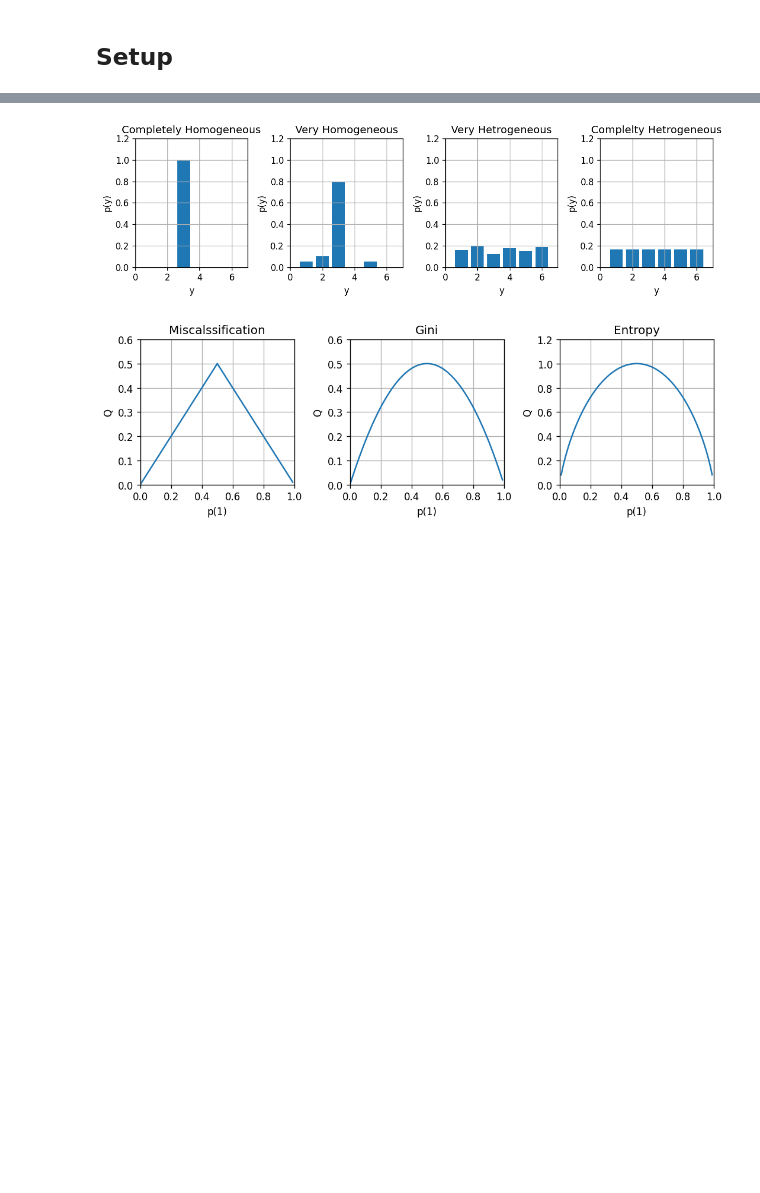
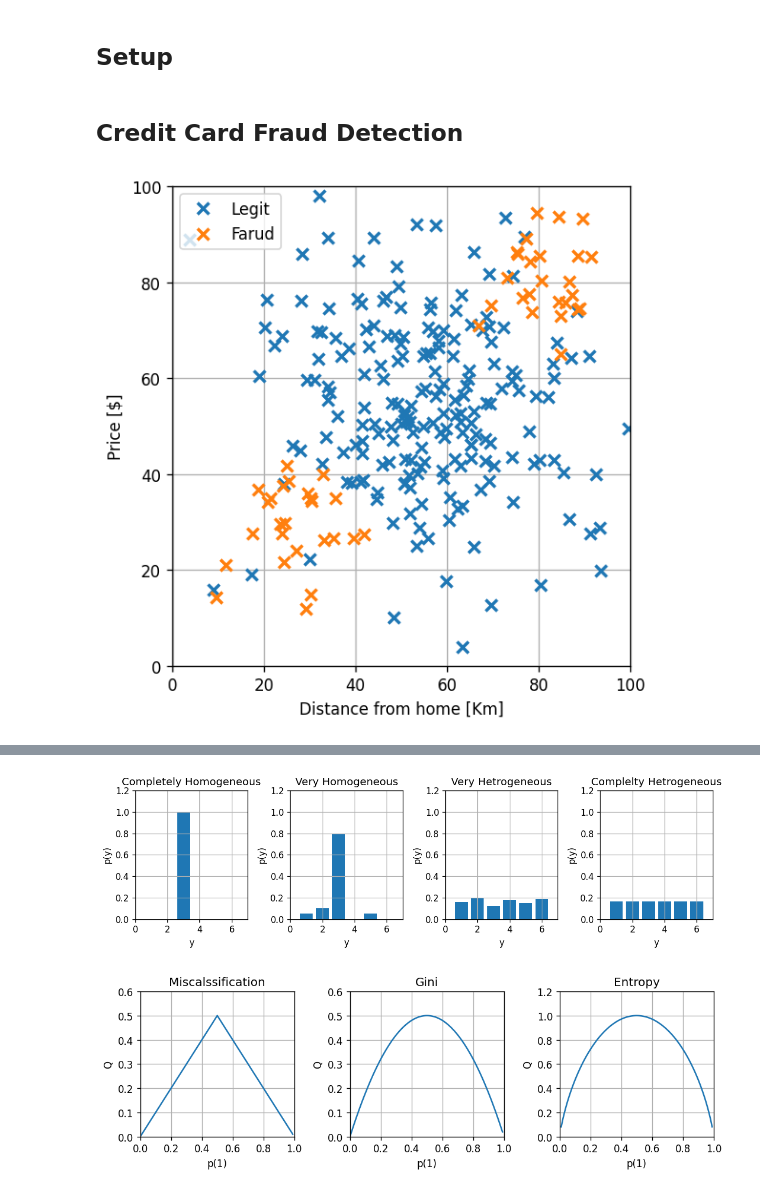
Before and after one commit to technion046195/technion046195, a Jupyter notebook: content/lecture04/code.ipynb, the cells around one changed output, grey strips where cells are left out. Saved outputs shown, nothing was run; the diff lists cells and outputs as text; code cells hidden in the pictures; blank space fills up the shorter version.

```diff
--- a/content/lecture04/code.ipynb
+++ b/content/lecture04/code.ipynb
@@ -32,3 +34,5 @@ from IPython.core.display import display, HTML, Latex, Markdown
 ## Create output folder
 if not os.path.isdir('./output'):
     os.mkdir('./output')
+# %% [markdown]
+## Credit Card Fraud Detection
@@ -34,0 +51,12 @@ if not os.path.isdir('./output'):
+# %%
+rand_gen = np.random.RandomState(1)
+
+x = (np.concatenate((
+    rand_gen.randn(200, 2),
+    rand_gen.randn(25, 2) / 2.5 - 1.5,
+    rand_gen.randn(25, 2) / 2.5 + 1.5,
+    ), axis=0) + 3) * [[18, 18]]
+
+y = np.concatenate((np.zeros(200, dtype=bool), np.ones(50, dtype=bool)))
+
+x_grid = np.stack(np.meshgrid(np.linspace(0, 100, 300), np.linspace(0, 100, 300)), axis=2)
@@ -34,0 +76,13 @@ if not os.path.isdir('./output'):
+# %%
+fig, ax = plt.subplots(figsize=(5, 5))
+ax.plot(x[~y, 0], x[~y, 1], 'x', label='Legit', ms=7, mew=2)
+ax.plot(x[y, 0], x[y, 1], 'x', label='Farud', ms=7, mew=2)
+ax.set_xlabel('Distance from home [Km]')
+ax.set_ylabel('Price [$]')
+ax.set_xlim(0, 100)
+ax.set_ylim(0, 100)
+plt.tight_layout()
+ax.legend(loc='upper left')
+fig.savefig('./output/transactions_dataset.png', dpi=240)
+# %% [output]
+[figure, added]
```
Also changed, not shown: parts of 45 cells of this notebook, 40 other files.
